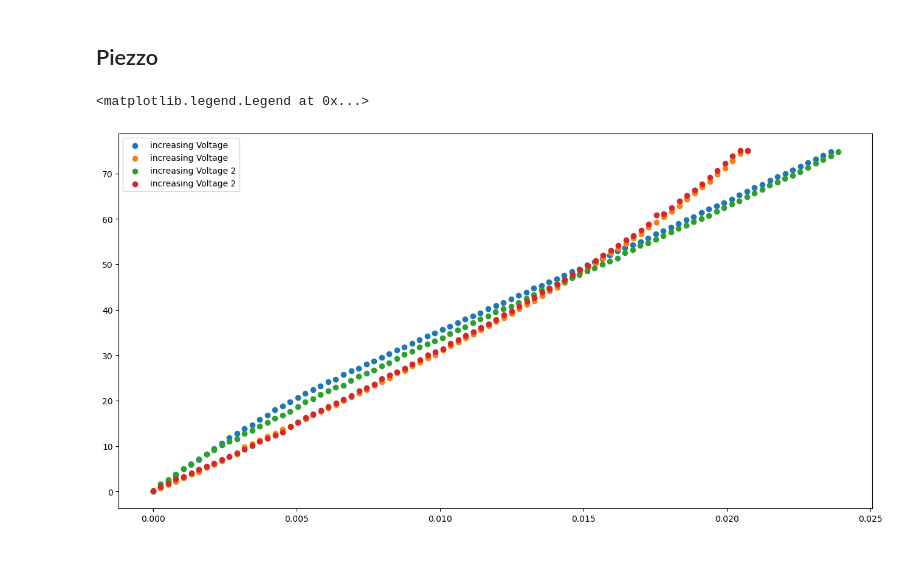
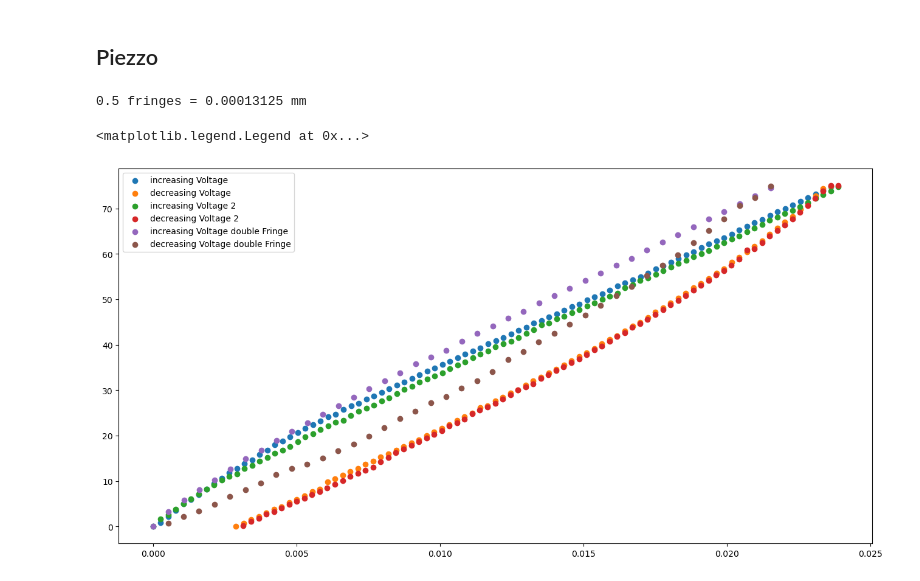
Before and after one commit to Naderschah/Msc_Physics, a Jupyter notebook: PreMaster_PhysLab3/INFn/data_processing.ipynb, the cells around one changed output. Saved outputs shown, nothing was run; the diff lists cells and outputs as text; code cells hidden in the pictures.

```diff
--- a/PreMaster_PhysLab3/INFn/data_processing.ipynb
+++ b/PreMaster_PhysLab3/INFn/data_processing.ipynb
@@ -140,37 +146,58 @@ det_piezzo_down_double = [72.37,70.64,67.73,65.12,62.51,59.8,57.48,55.15,52.84,5
 # Seci.bd run
 det_piezzo_up_2 = [1.61,2.62,3.83,5.04,6.05,7.16,8.16,9.17,10.18,10.99,11.59,12.70,13.41,14.41,15.23,16.13,16.73,17.64,18.65,19.66,20.46,21.27,22.18,22.88,23.38,24.39,25.30,26,26.70,27.60,28.30,29.30,30.14,30.84,31.74,32.45,33.15,33.76,34.77,35.47,36.18,37.10,37.89,38.60,39.50,40.21,40.81,41.61,42.52,43.33,44.4,44.74,45.74,46.25,47.06,47.77,48.57,49.17,49.98,50.69,51.39,52.50,53.20,54.11,54.70,55.42,56.23,57.13,57.84,58.55,59.34,60.05,60.75,61.66,62.47,63.27,63.97,64.89,65.68,66.48,67.40,68.10,68.9,69.60,70.3,71.3,72.2,73.01,73.82,74.73,]
 det_piezzo_down_2 = [75, 73.81,72.28,70.68,69.16,67.67,66.27,65.13,63.94,62.4,61.12,60.9,58.8,57.47,56.24,55.37,54.16,53.06,52.06,50.84,49.74,48.74,47.71,46.61,45.61,44.70,43.80,42.58,41.78,40.77,39.67,38.86,37.84,36.93,36.03,35.14,34.32,33.32,32.52,31.41,30.70,29.99,28.98,28.08,27.07,26.26,25.56,24.76,23.64,22.84,22.14,21.12,20.23,19.51,18.70,17.80,17.10,16.30,15.19,14.18,13.06,12.36,11.66,10.97,10.06,9.33,8.44,7.72,7.03,6.22,5.52,4.82,4.01,3.31,2.68,1.80,1.09,0.19]
+# %%
+print('0.5 fringes = {} mm'.format(fringe_to_dist(wavelength, 0.5)))
+# %% [output]
+0.5 fringes = 0.00013125 mm
 # %%
 # Plot TODO: Redo
 fig = plt.figure(figsize=(16,8))
 det_piezzo_up_ws = [0.02]+det_piezzo_up
 piezzo_up_dist = np.linspace(0,len(det_piezzo_up)+1,len(det_piezzo_up)+1)
 piezzo_up_dist = fringe_to_dist(wavelength, piezzo_up_dist)
 piezzo_up_dist = [i for i in piezzo_up_dist]
 
 plt.scatter(piezzo_up_dist, det_piezzo_up_ws,label='increasing Voltage')
 
 det_piezzo_down_ws = [74.9]+det_piezzo_down
 piezzo_down_dist = np.linspace(0,len(det_piezzo_down)+1,len(det_piezzo_down)+1)
 piezzo_down_dist = fringe_to_dist(wavelength, piezzo_down_dist)
-piezzo_down_dist = [max(piezzo_down_dist)-i for i in piezzo_down_dist]
+piezzo_down_dist = [(max(piezzo_up_dist)-i) for i in piezzo_down_dist]
 
-plt.scatter(piezzo_down_dist, det_piezzo_down_ws,label='increasing Voltage')
+plt.scatter(piezzo_down_dist, det_piezzo_down_ws,label='decreasing Voltage')
 
 det_piezzo_up_ws = [0]+det_piezzo_up_2
 piezzo_up_dist = np.linspace(0,len(det_piezzo_up_2)+1,len(det_piezzo_up_2)+1)
 piezzo_up_dist = fringe_to_dist(wavelength, piezzo_up_dist)
 piezzo_up_dist = [i for i in piezzo_up_dist]
 
 plt.scatter(piezzo_up_dist, det_piezzo_up_ws,label='increasing Voltage 2')
 
 det_piezzo_down_ws = [75]+det_piezzo_down_2
 piezzo_down_dist = np.linspace(0,len(det_piezzo_down_2)+1,len(det_piezzo_down_2)+1)
 piezzo_down_dist = fringe_to_dist(wavelength, piezzo_down_dist)
-piezzo_down_dist = [max(piezzo_down_dist)-i for i in piezzo_down_dist]
+piezzo_down_dist = [(max(piezzo_up_dist)-i) for i in piezzo_down_dist]
 
-plt.scatter(piezzo_down_dist, det_piezzo_down_ws,label='increasing Voltage 2')
+plt.scatter(piezzo_down_dist, det_piezzo_down_ws,label='decreasing Voltage 2')
+
+
+det_piezzo_up_d_ws = [0.02]+det_piezzo_up_double
+det_piezzo_up_double_dist = np.linspace(0,len(det_piezzo_up_double)+1,len(det_piezzo_up_double)+1)
+det_piezzo_up_double_dist = fringe_to_dist(wavelength, det_piezzo_up_double_dist)
+det_piezzo_up_double_dist = [i*2 for i in det_piezzo_up_double_dist]
+
+plt.scatter(det_piezzo_up_double_dist, det_piezzo_up_d_ws,label='increasing Voltage double Fringe')
+
+det_piezzo_down_double_ws = [74.9]+det_piezzo_down_double
+det_piezzo_down_double_dist = np.linspace(0,len(det_piezzo_down_double)+1,len(det_piezzo_down_double)+1)
+det_piezzo_down_double_dist = fringe_to_dist(wavelength, det_piezzo_down_double_dist)
+det_piezzo_down_double_dist = [(max(det_piezzo_up_double_dist)-i*2) for i in det_piezzo_down_double_dist]
+
+plt.scatter(det_piezzo_down_double_dist, det_piezzo_down_double_ws,label='decreasing Voltage double Fringe')
+
+
 plt.legend()
 # %% [output]
 <matplotlib.legend.Legend at 0x...>
-[figure, old version]
+[figure, new version]
```
Also changed, not shown: parts of 21 cells of this notebook, 3 other files.
